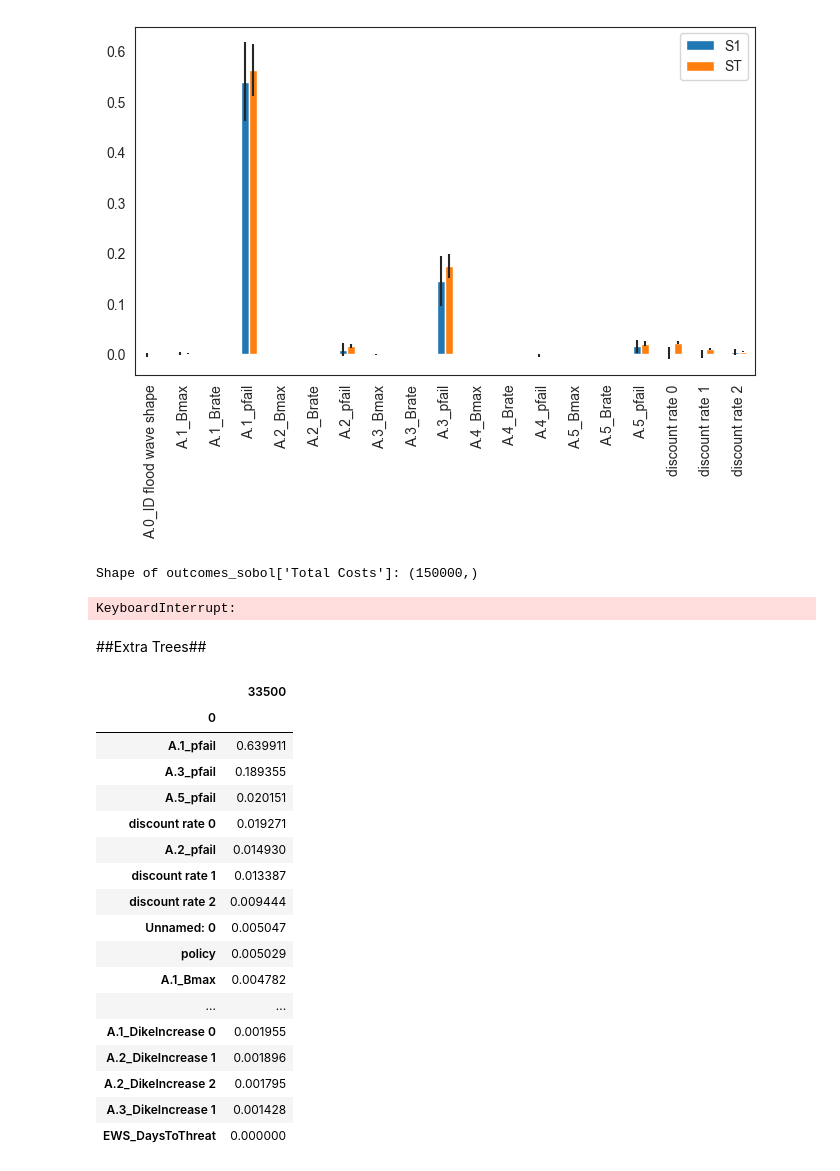
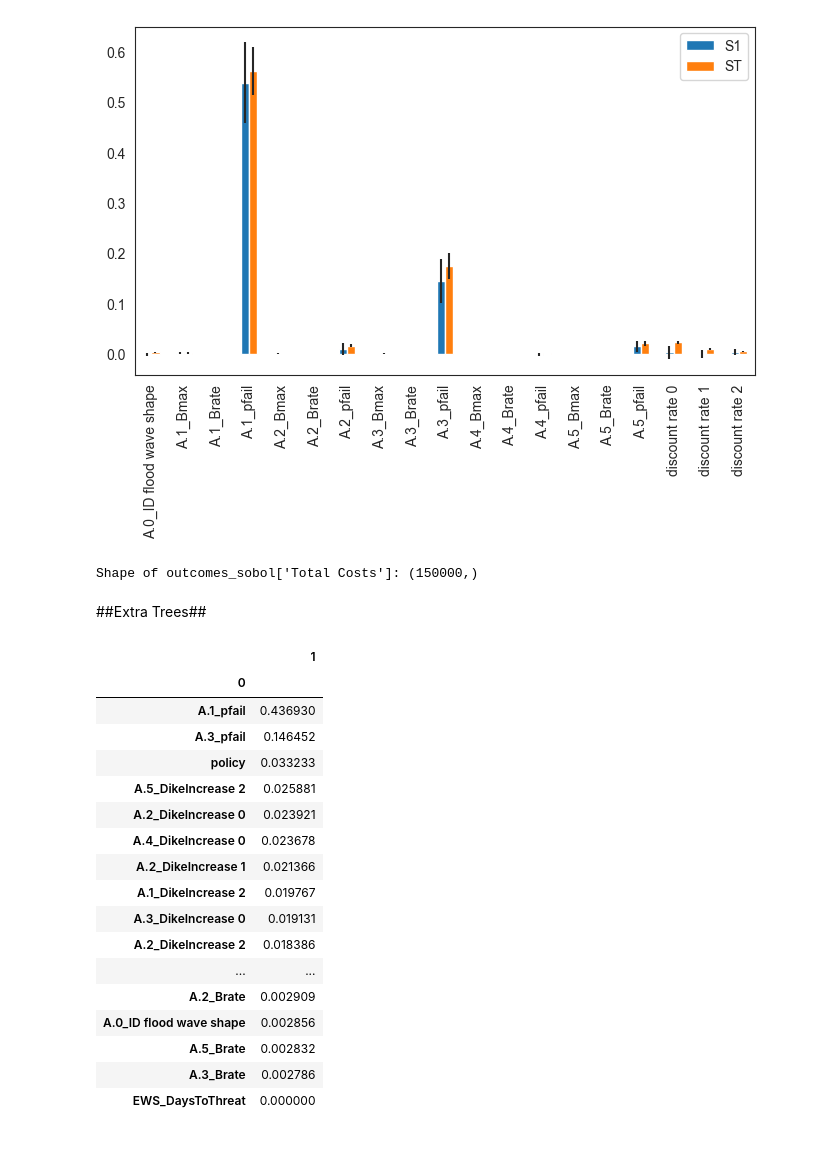
Before and after one commit to annasimulation/EPA141A, a Jupyter notebook: Final assignment/Ass6.1(Sobol).ipynb, the cells around one changed output. Saved outputs shown, nothing was run; the diff lists cells and outputs as text; code cells hidden in the pictures.

Commit message:
extra trees - feature scores

```diff
--- a/Final assignment/Ass6.1(Sobol).ipynb
+++ b/Final assignment/Ass6.1(Sobol).ipynb
@@ -183,8 +184,8 @@ import numpy as np
 # outcomes_df.to_csv('outcomes_sobol.csv', index=False)
 
 # Load the saved DataFrames
-experiments_sobol = pd.read_csv('experiments_sobol.csv')
-outcomes_sobol_df = pd.read_csv('outcomes_sobol.csv')
+experiments_sobol = pd.read_csv('experiments_sobol1.csv')
+outcomes_sobol_df = pd.read_csv('outcomes_sobol1.csv')
 
 # Convert outcomes_sobol_df back into a dictionary of numpy arrays
 outcomes_sobol = {}
@@ -252,11 +252,8 @@ import numpy as np
 from tqdm import tqdm
 from SALib.analyze import sobol
 
-
 # Check the shape of the data
 print(f"Shape of outcomes_sobol['Total Costs']: {outcomes_sobol['Total Costs'].shape}")
-
-
 
 # Perform Sobol analysis
 n_exp = outcomes_sobol['Total Costs'].shape[0]
@@ -280,7 +277,6 @@ except Exception as e:
 print(s_data)
 # %% [output]
 Shape of outcomes_sobol['Total Costs']: (150000,)
-KeyboardInterrupt:
 # %%
 fig, ax = plt.subplots(1)
 
@@ -299,23 +295,23 @@ dike_std_sobol = np.std(outcomes_sobol["Total Costs"])
 # %%
 res = feature_scoring.get_ex_feature_scores(experiments_sobol, dike_final_sobol,
                                       max_features=0.6, mode=RuleInductionType.REGRESSION)[0]
-scores
+res
 # %% [output]
-|  | 33500 |
+|  | 1 |
 | 0 |  |
-| A.1_pfail | 0.639911 |
-| A.3_pfail | 0.189355 |
-| A.5_pfail | 0.020151 |
-| discount rate 0 | 0.019271 |
-| A.2_pfail | 0.014930 |
-| discount rate 1 | 0.013387 |
-| discount rate 2 | 0.009444 |
-| Unnamed: 0 | 0.005047 |
-| policy | 0.005029 |
-| A.1_Bmax | 0.004782 |
+| A.1_pfail | 0.436930 |
+| A.3_pfail | 0.146452 |
+| policy | 0.033233 |
+| A.5_DikeIncrease 2 | 0.025881 |
+| A.2_DikeIncrease 0 | 0.023921 |
+| A.4_DikeIncrease 0 | 0.023678 |
+| A.2_DikeIncrease 1 | 0.021366 |
+| A.1_DikeIncrease 2 | 0.019767 |
+| A.3_DikeIncrease 0 | 0.019131 |
+| A.2_DikeIncrease 2 | 0.018386 |
 | ... | ... |
-| A.1_DikeIncrease 0 | 0.001955 |
-| A.2_DikeIncrease 1 | 0.001896 |
-| A.2_DikeIncrease 2 | 0.001795 |
-| A.3_DikeIncrease 1 | 0.001428 |
+| A.2_Brate | 0.002909 |
+| A.0_ID flood wave shape | 0.002856 |
+| A.5_Brate | 0.002832 |
+| A.3_Brate | 0.002786 |
 | EWS_DaysToThreat | 0.000000 |
```
Also changed, not shown: parts of 4 cells of this notebook, 1 other file.
